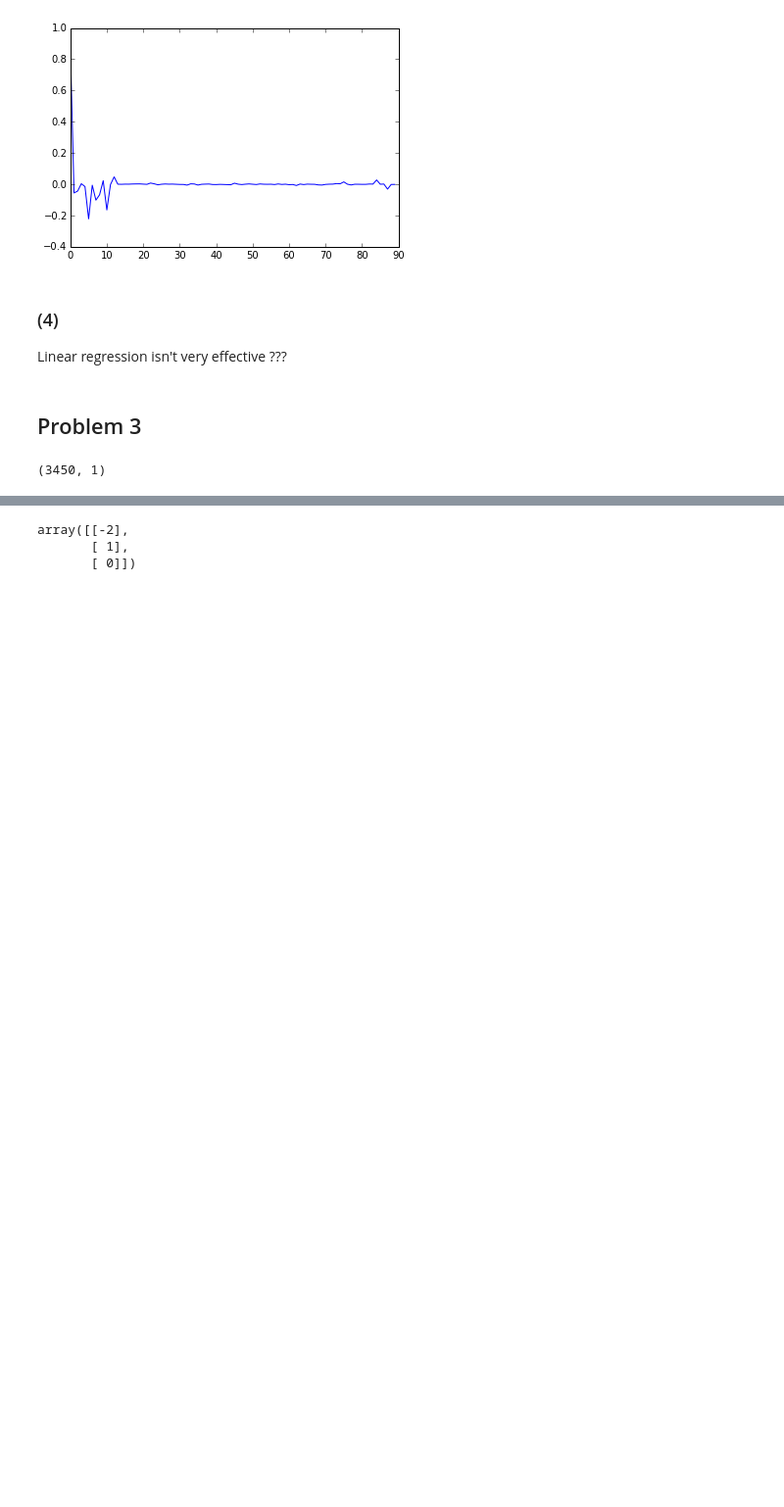
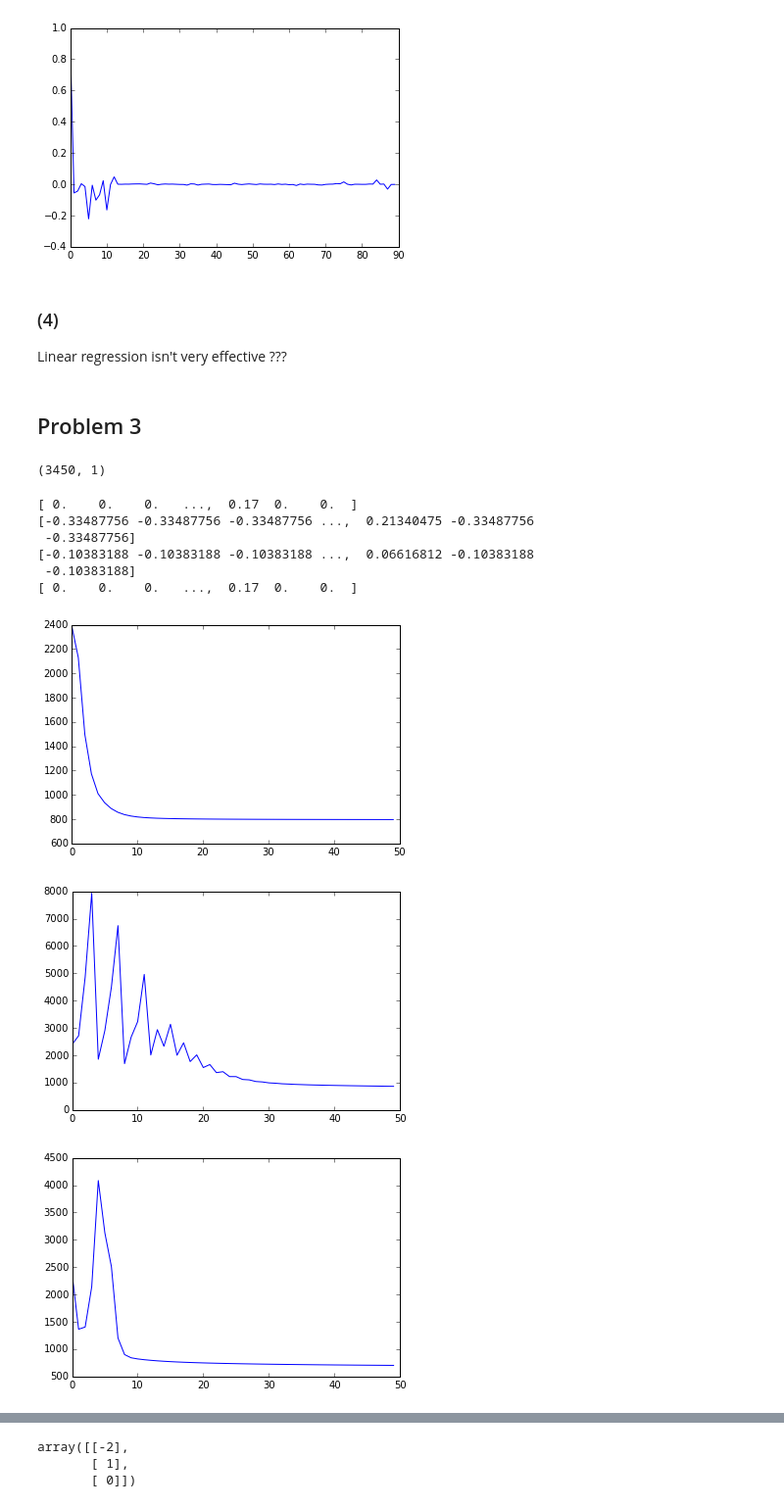
Before and after one commit to akrolsmir/cs189, a Jupyter notebook: hw4/hw4.ipynb, the cells around one changed output, grey strips where cells are left out. Shown at 98% size. Drawn from its saved outputs; the diff is of its cells as text; code cells hidden in the pictures; blank space fills up the shorter version.

```diff
--- a/hw4/hw4.ipynb
+++ b/hw4/hw4.ipynb
@@ -122,12 +116,29 @@ from sklearn import preprocessing
 
 # i) Standardize the columns to 0 mean, unit variance
 X1 = preprocessing.scale(xtrain)
+print(xtrain[:,0])
+print(X1[:,0])
+v = xtrain[:,0] - np.mean(xtrain[:,0])
+# print(np.mean(v))
+# print(xtrain[:])
+print(v)
+print(xtrain[:,0])
 
 # ii) Transform the features with log
 X2 = np.log(xtrain + 0.1);
 
 # iii) Binarize the features
 X3 = preprocessing.binarize(xtrain)
+
+# sum(X1[:,5])
+# np.var(X1[:, 5])
+# %% [output]
+[ 0.    0.    0.   ...,  0.17  0.    0.  ]
+[-0.33487756 -0.33487756 -0.33487756 ...,  0.21340475 -0.33487756
+ -0.33487756]
+[-0.10383188 -0.10383188 -0.10383188 ...,  0.06616812 -0.10383188
+ -0.10383188]
+[ 0.    0.    0.   ...,  0.17  0.    0.  ]
 # %%
 def mu(B, X):
     mu = np.empty((len(X), 1))
@@ -157,4 +173,27 @@ def loss(B, X, y, l):
-# %%
-B = np.array([whatever]) # B0
-for _ in range(50):
-    B = step(B, X1, ytrain, 0.07)
+# %%
+def iterated_batch(X, y, l, step, iterations):
+    B = np.zeros((len(X.T), 1)) # B0
+    losses = []
+    for _ in range(iterations):
+        losses.append(loss(B, X, ytrain, l))
+#         print(losses[-1])
+        B = B - step * gradient(B, X, y, l)
+    plt.plot(losses)
+    plt.show()
+
+iterated_batch(X1, ytrain, 1, 0.003, 50)
+iterated_batch(X2, ytrain, 1, 0.00002, 50)
+iterated_batch(X3, ytrain, 1, 0.001, 50)
+# B = np.zeros((len(X2.T), 1)) # B0
+# for _ in range(100):
+#     print(loss(B, X2, ytrain, 1))
+#     B = batch(B, X2, ytrain, 1, 0.000005)
+
+# B = np.zeros((len(X3.T), 1)) # B0
+# for _ in range(100):
+#     print(loss(B, X3, ytrain, 1))
+#     B = batch(B, X3, ytrain, 1, 0.0003)
+# %% [output]
+[figure, added]
+[figure, added]
+[figure, added]
```
Also changed, not shown: parts of 5 cells of this notebook.
